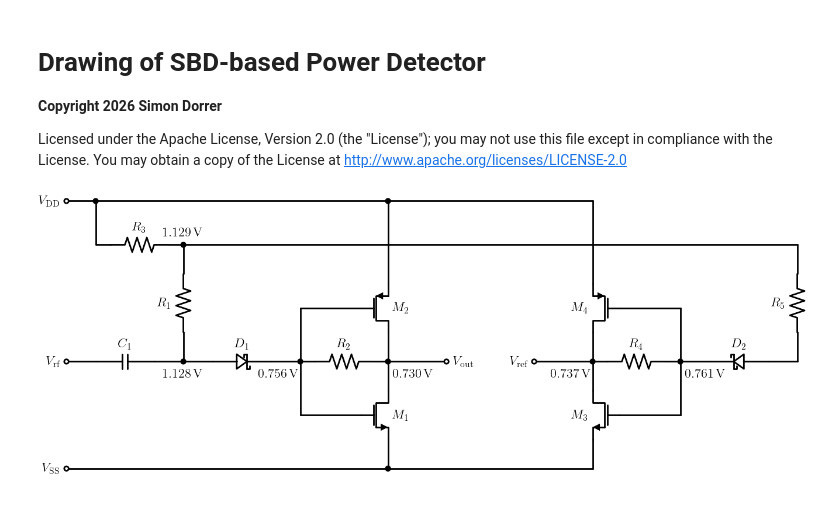
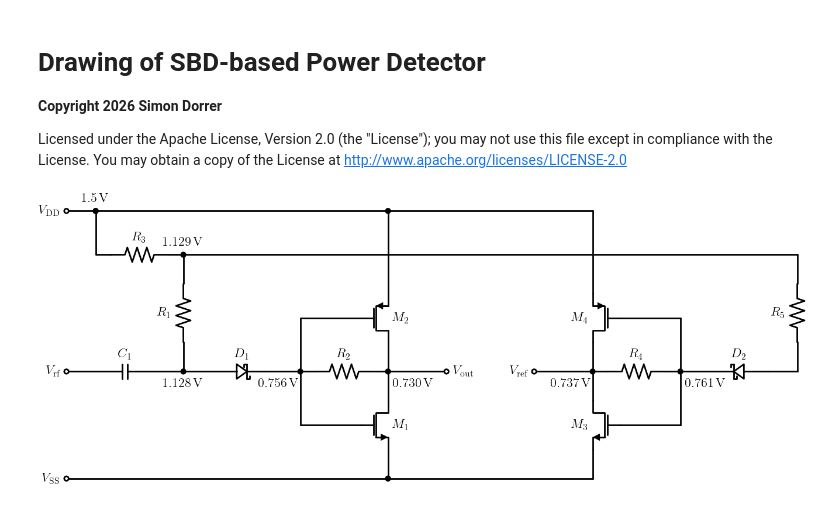
Before and after one commit to iic-jku/SG13G2_SPARX, a Jupyter notebook: scripts/sparx_powdet_sbd_circuit.ipynb, the cells around one changed output. Saved outputs shown, nothing was run; the diff lists cells and outputs as text; code cells hidden in the pictures.

Commit message:
added 1.5V label to PD schematic

```diff
--- a/scripts/sparx_powdet_sbd_circuit.ipynb
+++ b/scripts/sparx_powdet_sbd_circuit.ipynb
@@ -41,6 +41,7 @@ with sd.Drawing() as d:
     R3 = elm.Resistor().left().label(r'$R_\mathrm{3}$', loc='top', ofst=0.15)
     elm.Line().left().length(0.5)
     node_vdd = elm.Line().up().length(1.5).dot()
+    elm.Dot().label(r'$1.5\,\textrm{V}$', loc='top', ofst=0.15)
     elm.Line().left().tox(Vrf.start)
     vdd = elm.Dot(open=True).label(r'$V_\mathrm{DD}$', loc='left', ofst=0.15)
 
@@ -70,31 +71,31 @@ with sd.Drawing() as d:
     elm.Line().down().length(1.0)
     R5 = elm.Resistor().down().label(r'$R_\mathrm{5}$', loc='top', ofst=0.15)
     elm.Line().down().length(1.0)
     elm.Line().left().length(1.0)
     D2 = elm.Schottky().left().label(r'$D_\mathrm{2}$', loc='top', ofst=0.15)
     elm.Line().left().length(1.0)
     node_bias2 = elm.Dot().label(r'$0.761\,\textrm{V}$', loc='bottom', ofst=(0.85, -0.15))
     elm.Line().at(node_bias2.end).left().length(0.5)
     R4 = elm.Resistor().left().label(r'$R_\mathrm{4}$', loc='top', ofst=0.15)
     elm.Line().left().length(0.5)
     node_vref = elm.Dot().label(r'$0.737\,\textrm{V}$', loc='bottom', ofst=(-0.75, -0.15))
     elm.Line().down().length(1.0)
     M3 = elm.AnalogNFet(offset_gate=False).anchor('drain').theta(0).label(r'$M_\mathrm{3}$', loc='left', ofst=0.15)
     elm.Line().at(M3.source).down().toy(vss.end)
     elm.Line().left().tox(node_vout.end)
     elm.Line().at(M3.gate).right().tox(node_bias2.end)
     elm.Line().up().toy(node_bias2.end)
     elm.Line().at(node_vref.end).up().length(1.0)
     M4 = elm.AnalogPFet(offset_gate=False).anchor('drain').theta(0).label(r'$M_\mathrm{4}$', loc='left', ofst=0.15)
     elm.Line().at(M4.source).up().toy(node_vdd.end)
     elm.Line().left().tox(node_vout.end)
     elm.Line().at(M4.gate).right().tox(node_bias2.end)
     elm.Line().down().toy(node_bias2.end)
     elm.Line().at(node_vref.end).left().length(2.0)
     Vref = elm.Dot(open=True).label(r'$V_\mathrm{ref}$', loc='left', ofst=0.15)
 
     d.save('../doc/figures/sparx_powdet_sbd/sparx_powdet_sbd_circuit.png', transparent=False, dpi=300)
     d.save('../doc/figures/sparx_powdet_sbd/sparx_powdet_sbd_circuit.svg')
     d.save('../doc/figures/sparx_powdet_sbd/sparx_powdet_sbd_circuit.pdf')
 # %% [output]
-[figure, old version]
+[figure, new version]
```
Also changed, not shown: 3 other files.
